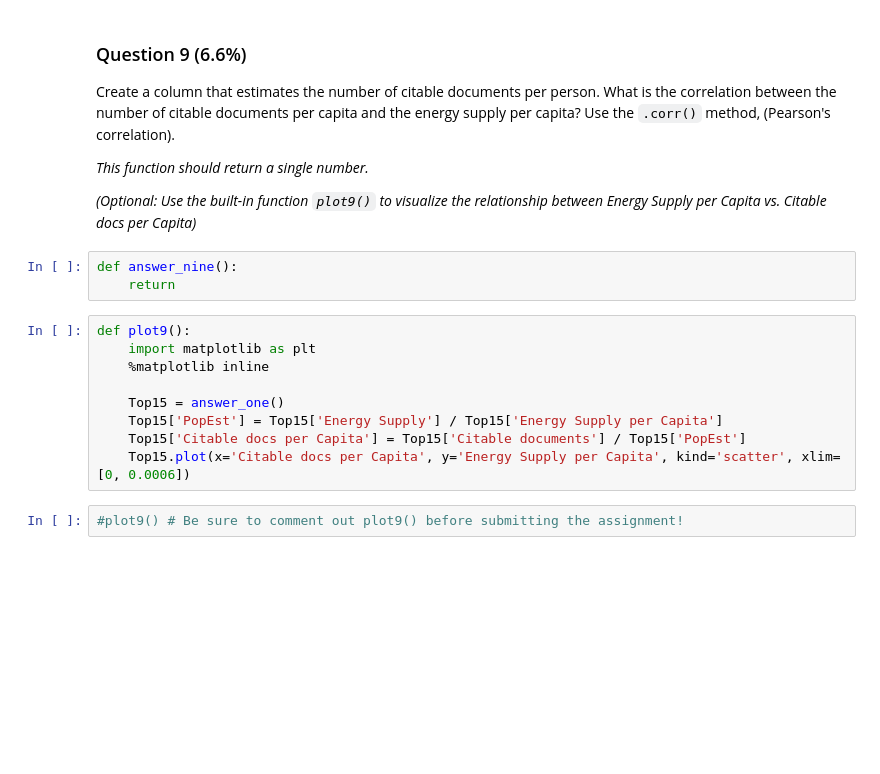
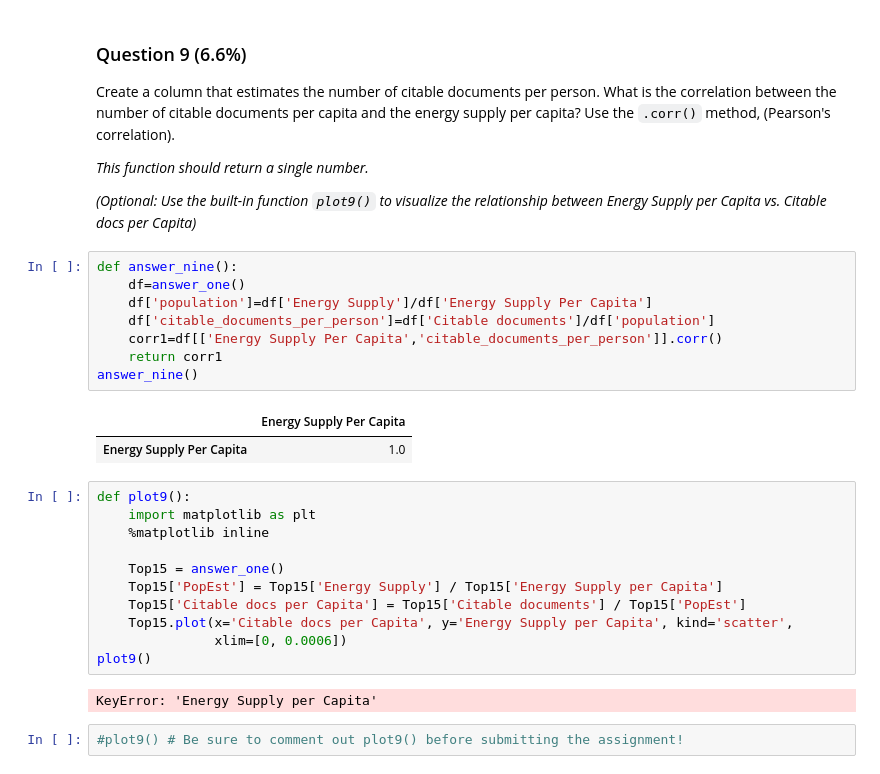
Before and after one commit to PoojaHoney/MSTP, a Jupyter notebook: Assignment+3.ipynb, the cells around one changed output. Drawn from its saved outputs; the diff is of its cells as text; blank space fills up the shorter version.

```diff
--- a/Assignment+3.ipynb
+++ b/Assignment+3.ipynb
@@ -278,9 +278,17 @@ What is the correlation between the number of citable documents per capita and t
 *This function should return a single number.*
 
 *(Optional: Use the built-in function `plot9()` to visualize the relationship between Energy Supply per Capita vs. Citable docs per Capita)*
-# %%
-def answer_nine():
-    return
+# %%
+def answer_nine():
+    df=answer_one()
+    df['population']=df['Energy Supply']/df['Energy Supply Per Capita']
+    df['citable_documents_per_person']=df['Citable documents']/df['population']
+    corr1=df[['Energy Supply Per Capita','citable_documents_per_person']].corr()
+    return corr1
+answer_nine()
+# %% [output]
+|  | Energy Supply Per Capita |
+| Energy Supply Per Capita | 1.0 |
 # %%
 def plot9():
     import matplotlib as plt
@@ -289,7 +297,11 @@ def plot9():
     Top15 = answer_one()
     Top15['PopEst'] = Top15['Energy Supply'] / Top15['Energy Supply per Capita']
     Top15['Citable docs per Capita'] = Top15['Citable documents'] / Top15['PopEst']
-    Top15.plot(x='Citable docs per Capita', y='Energy Supply per Capita', kind='scatter', xlim=[0, 0.0006])
+    Top15.plot(x='Citable docs per Capita', y='Energy Supply per Capita', kind='scatter',
+               xlim=[0, 0.0006])
+plot9()
+# %% [output]
+KeyError: 'Energy Supply per Capita'
 # %%
 #plot9() # Be sure to comment out plot9() before submitting the assignment!
 # %% [markdown]
```
